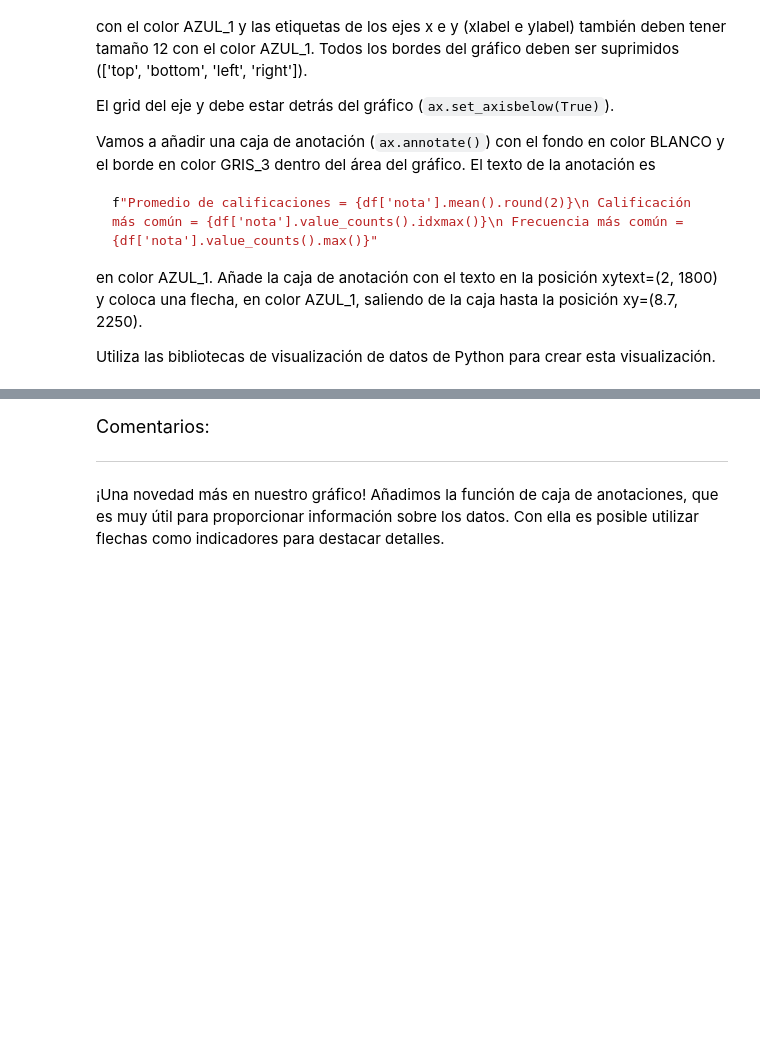
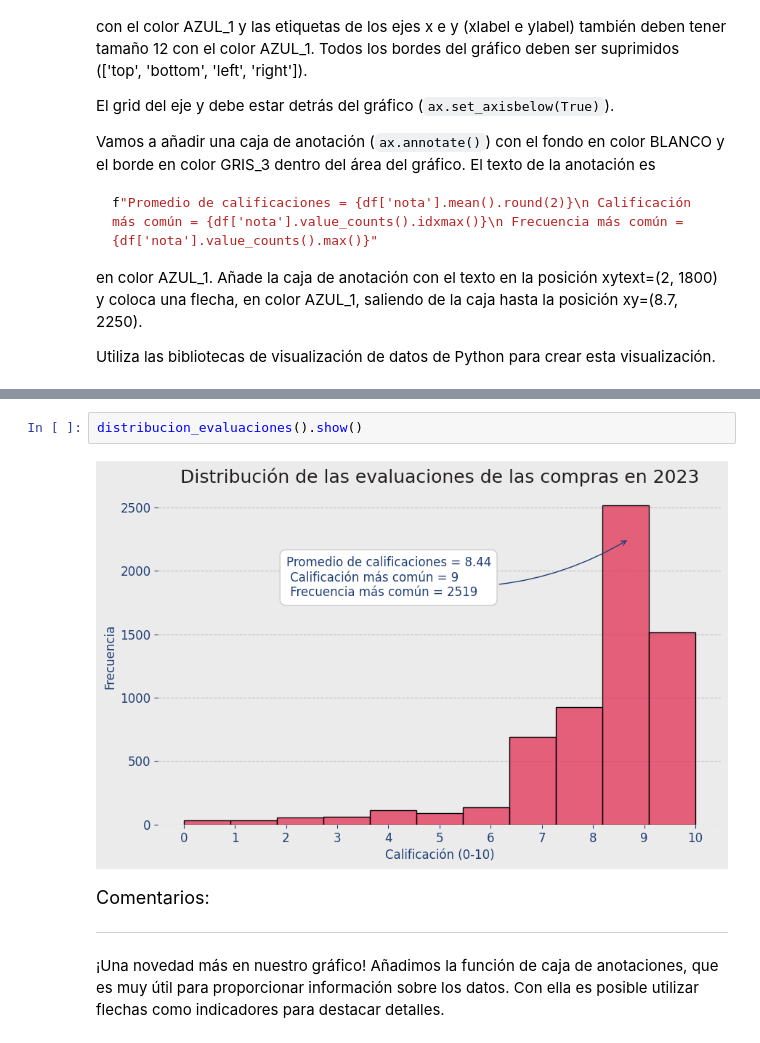
Before and after one commit to Ivan8Garcia/data-science, a Jupyter notebook: IA_aplicada_a_ciencia_de_datos.ipynb, the cells around one changed output, grey strips where cells are left out. Cells and saved outputs as stored; diff of their text form; blank space fills up the shorter version.

```diff
--- a/IA_aplicada_a_ciencia_de_datos.ipynb
+++ b/IA_aplicada_a_ciencia_de_datos.ipynb
@@ -1818,3 +1897,7 @@ Utiliza las bibliotecas de visualización de datos de Python para crear esta vis
+# %%
+distribucion_evaluaciones().show()
+# %% [output]
+[figure, added]
 # %% [markdown]
 <font color="7b71ff" size=4> Comentarios: </font>
 
```
Also changed, not shown: parts of 8 cells of this notebook.
